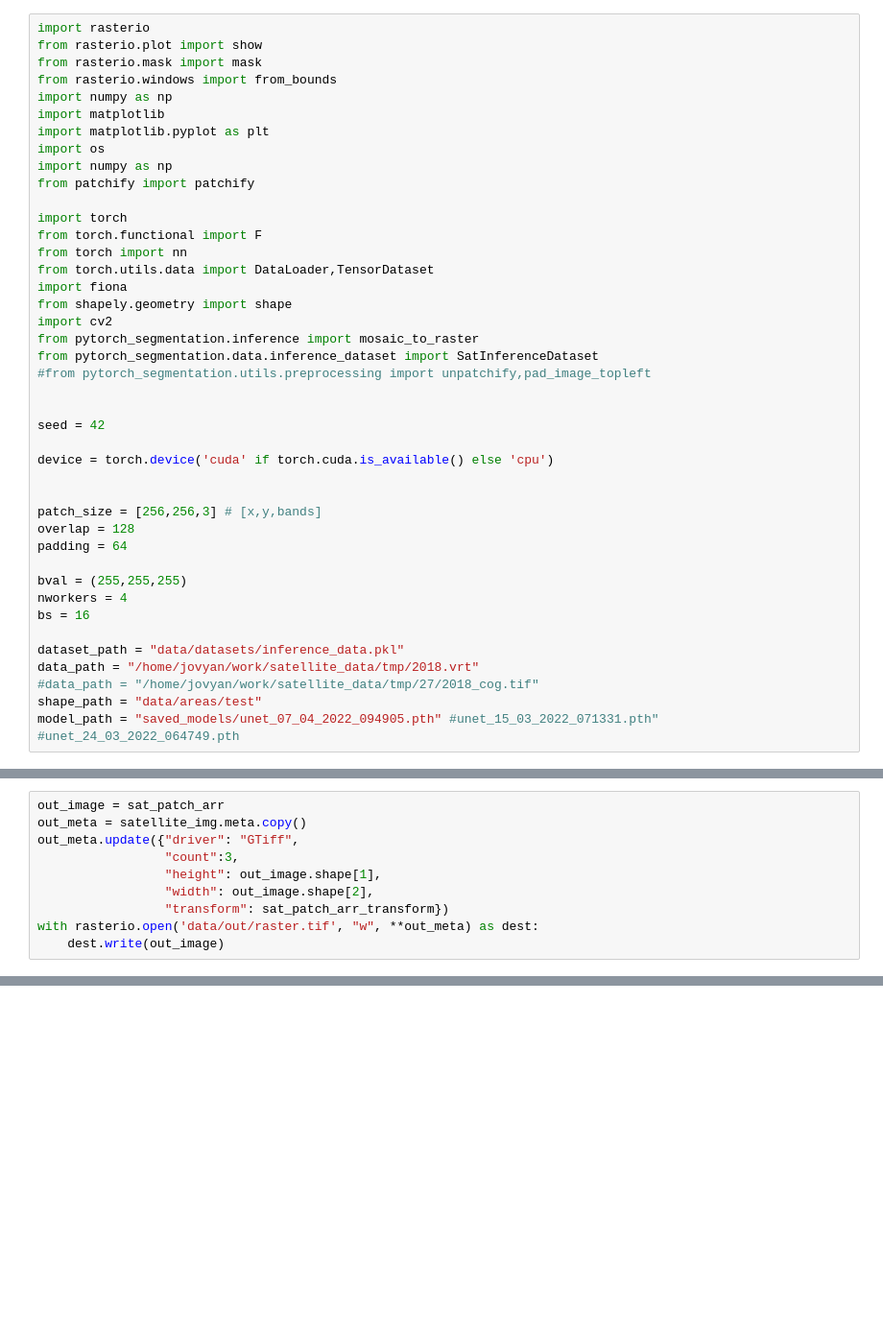
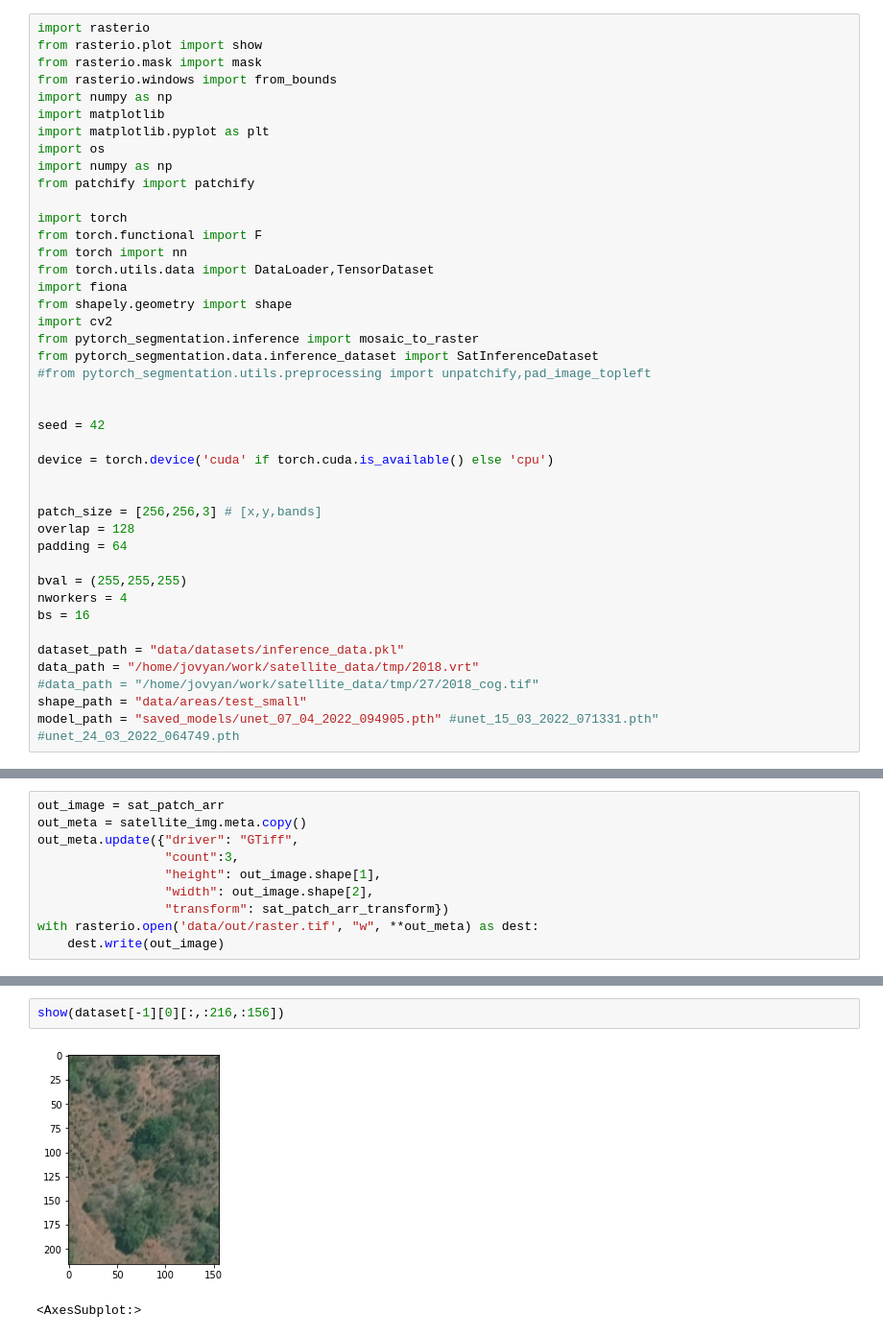
Before and after one commit to cluel01/SA_semantic_segmentation, a Jupyter notebook: 2_Inference.ipynb, the cells around one changed output, grey strips where cells are left out. Shown at 96% size. Saved outputs shown, nothing was run; the diff lists cells and outputs as text; blank space fills up the shorter version.

```diff
--- a/2_Inference.ipynb
+++ b/2_Inference.ipynb
@@ -44,5 +50,5 @@ bs = 16
 dataset_path = "data/datasets/inference_data.pkl"
 data_path = "/home/jovyan/work/satellite_data/tmp/2018.vrt"
 #data_path = "/home/jovyan/work/satellite_data/tmp/27/2018_cog.tif"
-shape_path = "data/areas/test"
+shape_path = "data/areas/test_small"
 model_path = "saved_models/unet_07_04_2022_094905.pth" #unet_15_03_2022_071331.pth" #unet_24_03_2022_064749.pth
@@ -333,0 +350,5 @@ with rasterio.open('data/out/raster.tif', "w", **out_meta) as dest:
+# %%
+show(dataset[-1][0][:,:216,:156])
+# %% [output]
+[figure, added]
+<AxesSubplot:>
```
Also changed, not shown: parts of 52 cells of this notebook, 7 other files.
